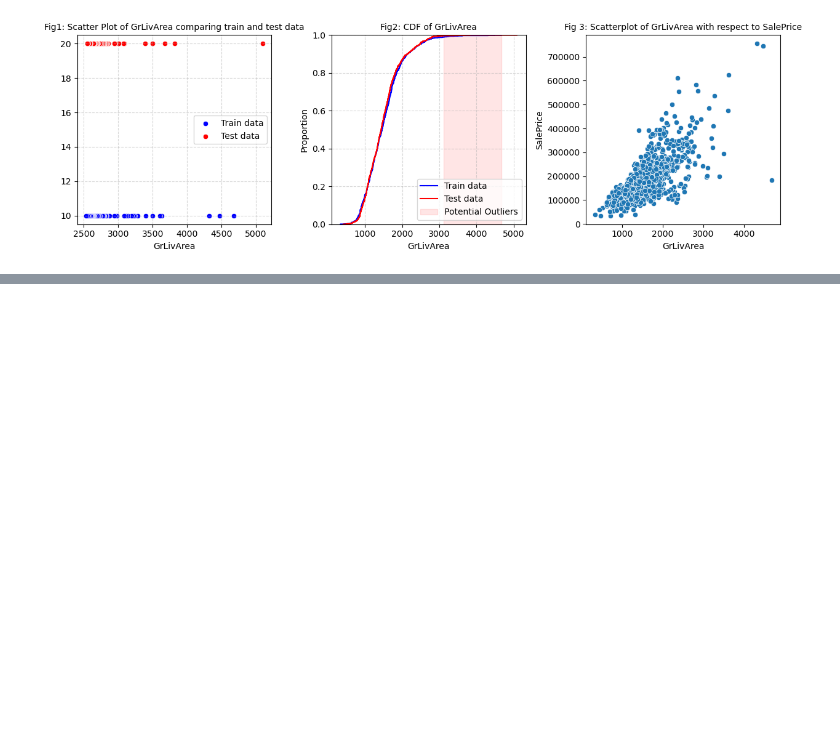
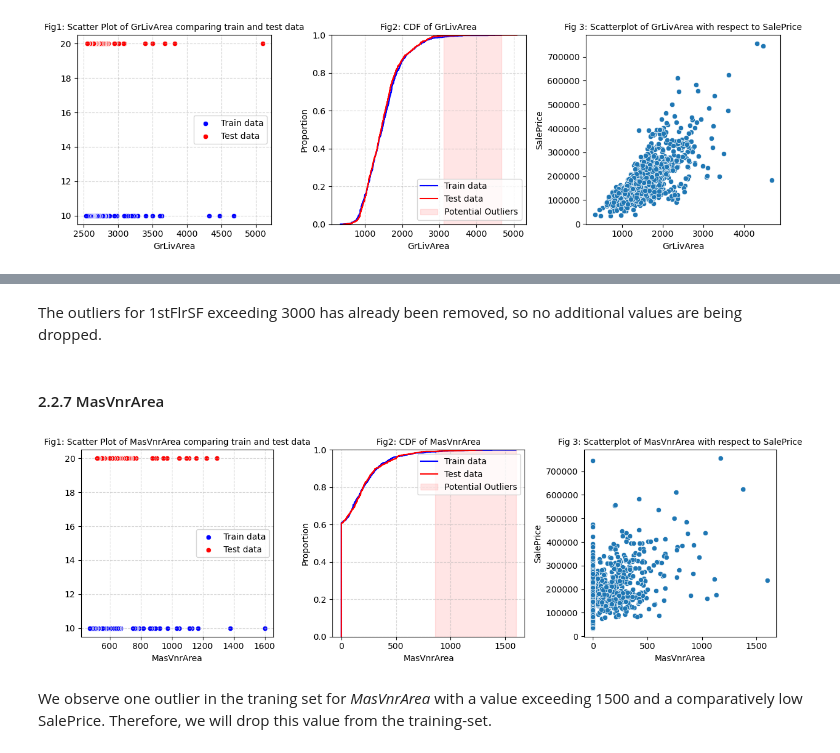
Before and after one commit to boraaktas/COMP4433-Team_Project, a Jupyter notebook: dataset_overview.ipynb, the cells around one changed output, grey strips where cells are left out. Cells and saved outputs as stored; diff of their text form; code cells hidden in the pictures; blank space fills up the shorter version.

```diff
--- a/dataset_overview.ipynb
+++ b/dataset_overview.ipynb
@@ -239,0 +338,10 @@ outlier_analysis(train_df, test_df, 'BsmtFinSF1')
+# %% [markdown]
+The outliers for 1stFlrSF exceeding 3000 has already been removed, so no additional values are being dropped.
+# %% [markdown]
+#### 2.2.7 MasVnrArea
+# %%
+outlier_analysis(train_df, test_df, 'MasVnrArea')
+# %% [output]
+[figure, added]
+# %% [markdown]
+We observe one outlier in the traning set for *MasVnrArea* with a value exceeding 1500 and a comparatively low SalePrice. Therefore, we will drop this value from the training-set.
```
Also changed, not shown: parts of 35 cells of this notebook.
